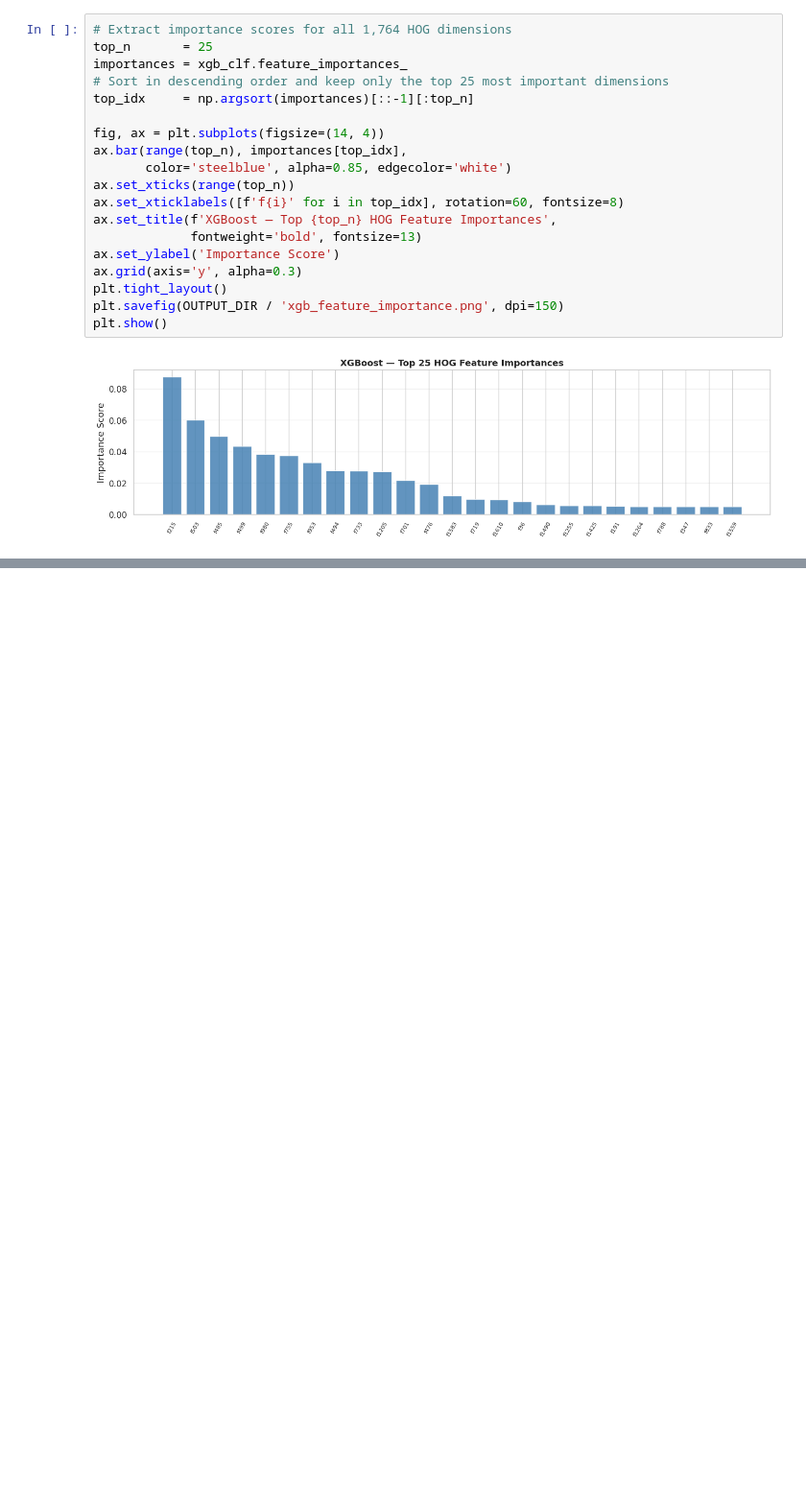
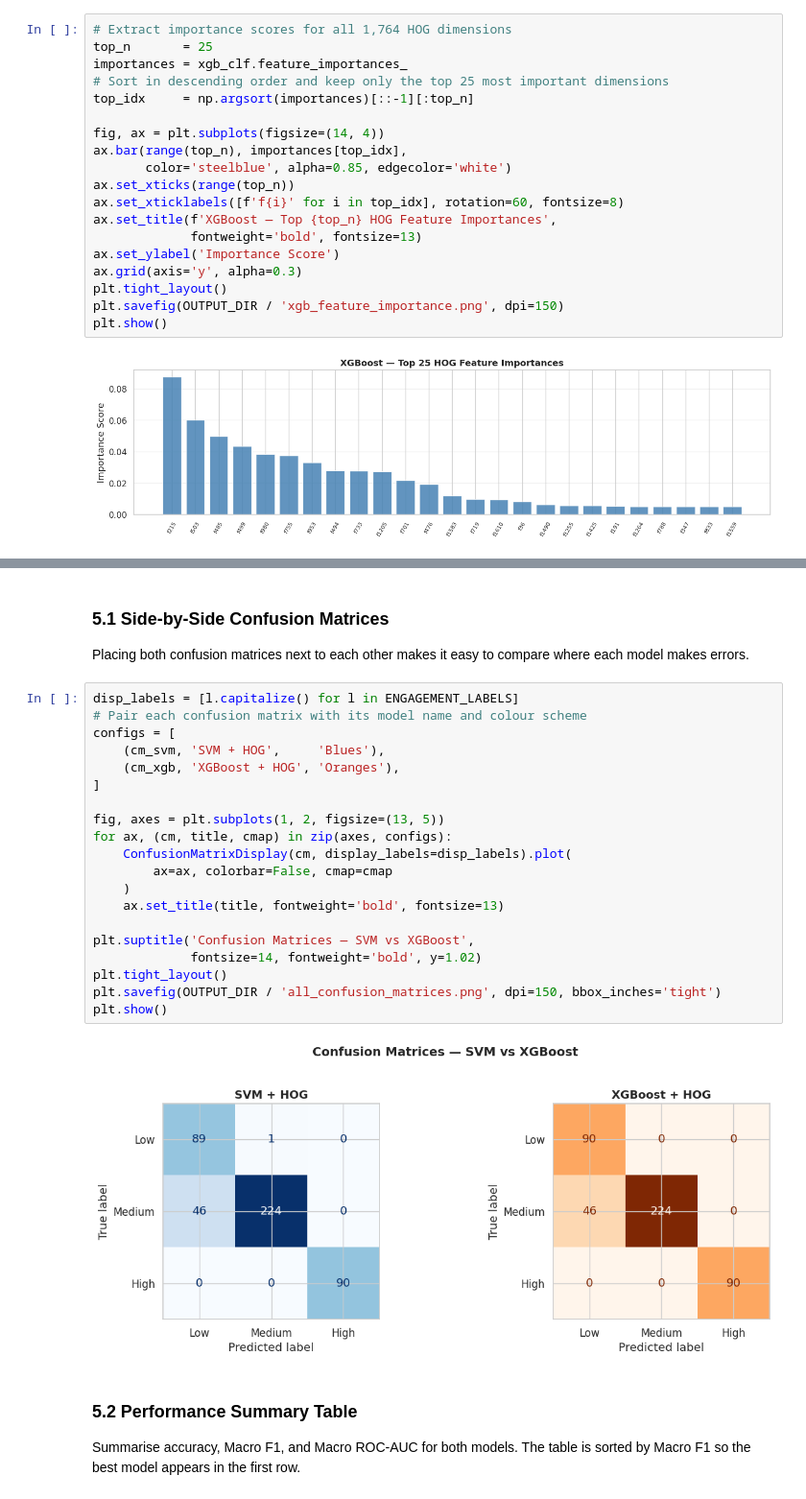
Before and after one commit to YasiniK/multimodal-student-cognitive-load-and-engagement-detection, a Jupyter notebook: Student_Engagement/se_model_training.ipynb, the cells around one changed output, grey strips where cells are left out. Shown at 96% size. Cells and saved outputs as stored; diff of their text form; blank space fills up the shorter version.

Commit message:
Model Comparison

```diff
--- a/Student_Engagement/se_model_training.ipynb
+++ b/Student_Engagement/se_model_training.ipynb
@@ -448,0 +454,30 @@ plt.show()
+# %% [markdown]
+### 5.1 Side-by-Side Confusion Matrices
+
+Placing both confusion matrices next to each other makes it easy to compare where each model makes errors.
+# %%
+disp_labels = [l.capitalize() for l in ENGAGEMENT_LABELS]
+# Pair each confusion matrix with its model name and colour scheme
+configs = [
+    (cm_svm, 'SVM + HOG',     'Blues'),
+    (cm_xgb, 'XGBoost + HOG', 'Oranges'),
+]
+
+fig, axes = plt.subplots(1, 2, figsize=(13, 5))
+for ax, (cm, title, cmap) in zip(axes, configs):
+    ConfusionMatrixDisplay(cm, display_labels=disp_labels).plot(
+        ax=ax, colorbar=False, cmap=cmap
+    )
+    ax.set_title(title, fontweight='bold', fontsize=13)
+
+plt.suptitle('Confusion Matrices — SVM vs XGBoost',
+             fontsize=14, fontweight='bold', y=1.02)
+plt.tight_layout()
+plt.savefig(OUTPUT_DIR / 'all_confusion_matrices.png', dpi=150, bbox_inches='tight')
+plt.show()
+# %% [output]
+[figure, added]
+# %% [markdown]
+### 5.2 Performance Summary Table
+
+Summarise accuracy, Macro F1, and Macro ROC-AUC for both models. The table is sorted by Macro F1 so the best model appears in the first row.
```
Also changed, not shown: parts of 6 cells of this notebook.
